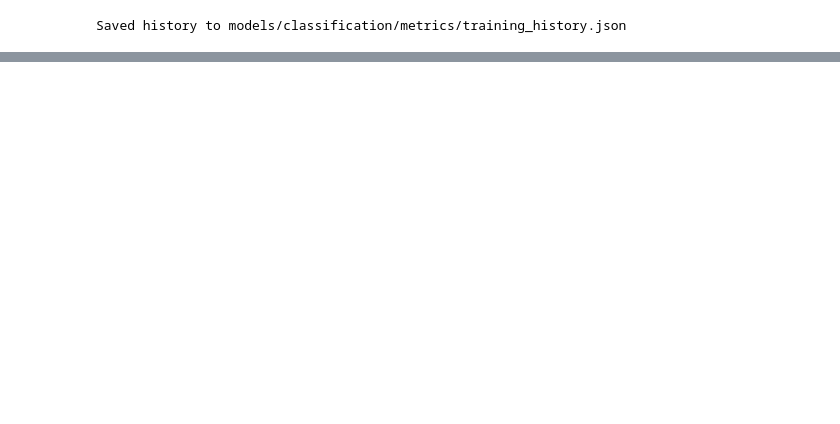
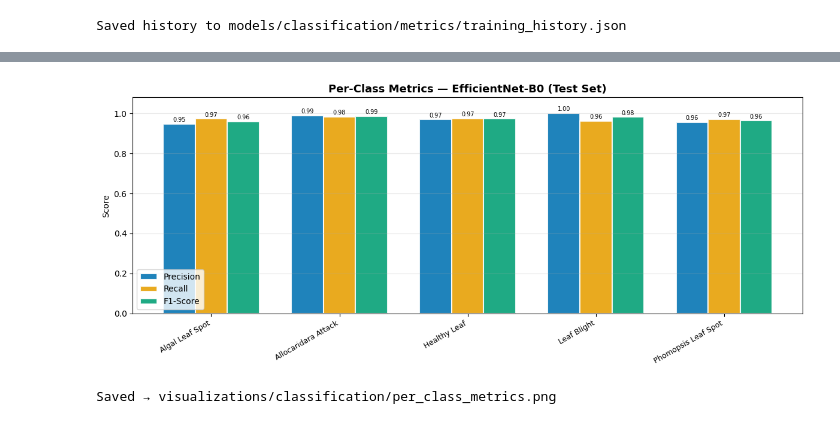
Before and after one commit to HieuDoan188/durian_leaf, a Jupyter notebook: notebooks/02-classification-baseline.ipynb, the cells around one changed output, grey strips where cells are left out. Saved outputs shown, nothing was run; the diff lists cells and outputs as text; code cells hidden in the pictures; blank space fills up the shorter version.

```diff
--- a/notebooks/02-classification-baseline.ipynb
+++ b/notebooks/02-classification-baseline.ipynb
@@ -218,19 +333,33 @@ plt.show()
 # %%
-# x = np.arange(len(classes))
-# width = 0.25
+precision_per_class = test_metrics['precision_per_class']
+recall_per_class    = test_metrics['recall_per_class']
+f1_per_class        = test_metrics['f1_per_class']
 
-# plt.figure(figsize=(8,5))
+x = np.arange(len(CLASS_LABELS))
+w = 0.25
 
-# plt.bar(x - width, precision_per_class, width, label="Precision")
-# plt.bar(x, recall_per_class, width, label="Recall")
-# plt.bar(x + width, f1_per_class, width, label="F1-score")
+fig, ax = plt.subplots(figsize=(12, 5))
+ax.bar(x - w, precision_per_class, w, label="Precision", color="#0072B2", alpha=0.88, edgecolor="white", linewidth=1.5)
+ax.bar(x,     recall_per_class,    w, label="Recall",    color="#E69F00", alpha=0.88, edgecolor="white", linewidth=1.5)
+ax.bar(x + w, f1_per_class,        w, label="F1-Score",  color="#009E73", alpha=0.88, edgecolor="white", linewidth=1.5)
 
-# plt.xticks(x, classes)
-# plt.ylim(0,1.05)
+for i, (p, r, f) in enumerate(zip(precision_per_class, recall_per_class, f1_per_class)):
+    ax.text(i - w, p + 0.005, f"{p:.2f}", ha="center", va="bottom", fontsize=7)
+    ax.text(i,     r + 0.005, f"{r:.2f}", ha="center", va="bottom", fontsize=7)
+    ax.text(i + w, f + 0.005, f"{f:.2f}", ha="center", va="bottom", fontsize=7)
 
-# plt.ylabel("Score")
-# plt.title("Per-class Metrics (Test Set)")
-# plt.legend()
-# plt.grid(axis="y")
+ax.set_title("Per-Class Metrics — EfficientNet-B0 (Test Set)", fontsize=13, fontweight="bold")
+ax.set_xticks(x)
+ax.set_xticklabels(CLASS_LABELS, rotation=30, ha="right", fontsize=9)
+ax.set_ylim(0, 1.08)
+ax.set_ylabel("Score")
+ax.legend()
+ax.grid(axis="y", alpha=0.3)
 
-# plt.show()
+plt.tight_layout()
+plt.savefig(os.path.join(VIZ_DIR, "per_class_metrics.png"), dpi=150, bbox_inches="tight")
+plt.show()
+print(f"Saved → {VIZ_DIR}/per_class_metrics.png")
+# %% [output]
+[figure, added]
+Saved → visualizations/classification/per_class_metrics.png
```
Also changed, not shown: parts of 20 cells of this notebook, 2 other files.
